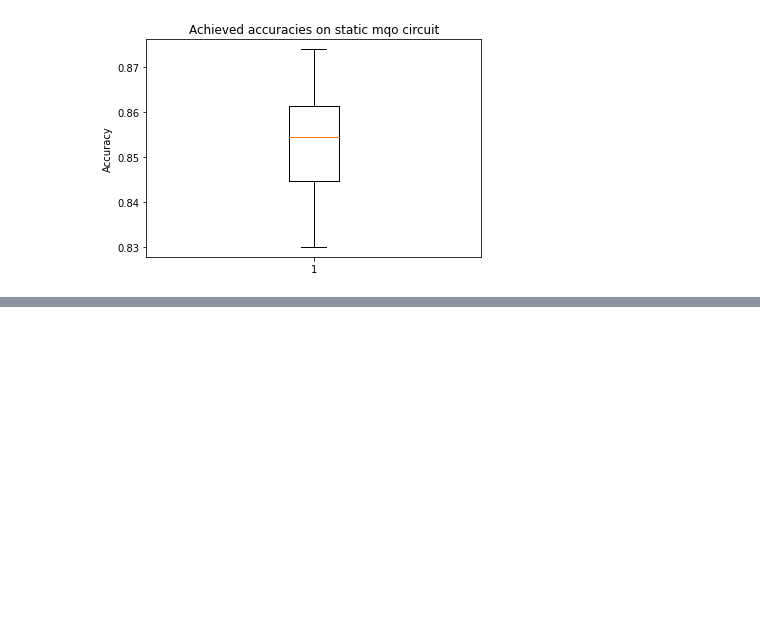
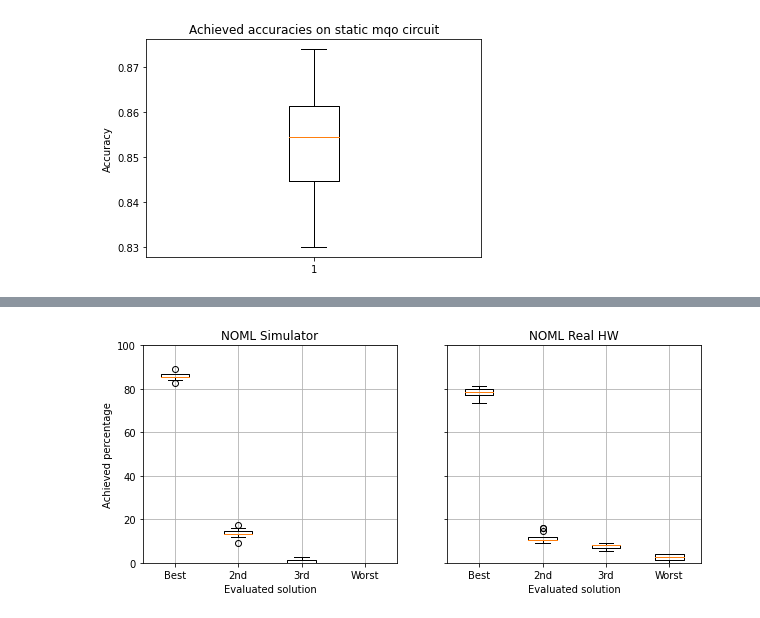
Before and after one commit to RicardoMonteiroSimoes/Quantum-Machine-Learning, a Jupyter notebook: code/circuit_to_latex.ipynb, the cells around one changed output, grey strips where cells are left out. Cells and saved outputs as stored; diff of their text form; code cells hidden in the pictures; blank space fills up the shorter version.

```diff
--- a/code/circuit_to_latex.ipynb
+++ b/code/circuit_to_latex.ipynb
@@ -387,0 +465,7 @@ plt.show()
+# %%
+noml_sim_filtered_dist = calculate_filtered_distance(noml_counts_simulator, y_test, 4)
+noml_real_hw_filtered_dist = calculate_filtered_distance(noml_counts_real_hw, y_test, 4)
+ml_sim_filtered_dist = calculate_filtered_distance(ml_counts_simulator, y_test, 4)
+ml_real_hw_filtered_dist = calculate_filtered_distance(ml_counts_real_hw, y_test, 4)
+# %%
+total_elements = np.sum(noml_sim_filtered_dist[0])
@@ -387,0 +492,5 @@ plt.show()
+# %%
+noml_sim_filtered_dist_boxplot = np.divide(noml_sim_filtered_dist_boxplot, total_elements/100)
+noml_real_hw_filtered_dist_boxplot = np.divide(noml_real_hw_filtered_dist_boxplot, total_elements/100)
+ml_sim_filtered_dist_boxplot = np.divide(ml_sim_filtered_dist_boxplot, total_elements/100)
+ml_real_hw_filtered_dist_boxplot = np.divide(ml_real_hw_filtered_dist_boxplot, total_elements/100)
@@ -387,0 +504,32 @@ plt.show()
+# %%
+fig, axs = plt.subplots(1,2, sharey=True)
+fig.set_figwidth(10)
+plt.ylim((0,100))
+axs[0].boxplot(noml_sim_filtered_dist_boxplot, labels=['Best', '2nd', '3rd', 'Worst'])
+axs[0].grid()
+axs[0].set_title("NOML Simulator")
+axs[1].boxplot(noml_real_hw_filtered_dist_boxplot, labels=['Best', '2nd', '3rd', 'Worst'])
+axs[1].grid()
+axs[0].set_ylabel('Achieved percentage')
+axs[0].set_xlabel('Evaluated solution')
+axs[1].set_xlabel('Evaluated solution')
+axs[1].set_title("NOML Real HW")
+#plt.yscale('symlog')
+plt.show()
+fig.savefig('../thesis/Appendices/comparison_noml_sim_rhw_distanec.svg')
+fig, axs = plt.subplots(1,2, sharey=True)
+plt.ylim((0,100))
+axs[0].boxplot(ml_sim_filtered_dist_boxplot, labels=['Best', '2nd', '3rd', 'Worst'])
+axs[0].grid()
+axs[0].set_ylabel('Achieved percentage')
+axs[0].set_xlabel('Evaluated solution')
+axs[1].set_xlabel('Evaluated solution')
+axs[0].set_title("ML Simulator")
+axs[1].boxplot(ml_real_hw_filtered_dist_boxplot, labels=['Best', '2nd', '3rd', 'Worst'])
+axs[1].grid()
+axs[1].set_title("ML Real HW")
+fig.set_figwidth(10)
+plt.show()
+fig.savefig('../thesis/Appendices/comparison_ml_sim_rhw_distanec.svg')
+# %% [output]
+[figure, added]
```
Also changed, not shown: parts of 20 cells of this notebook, 5 other files.
